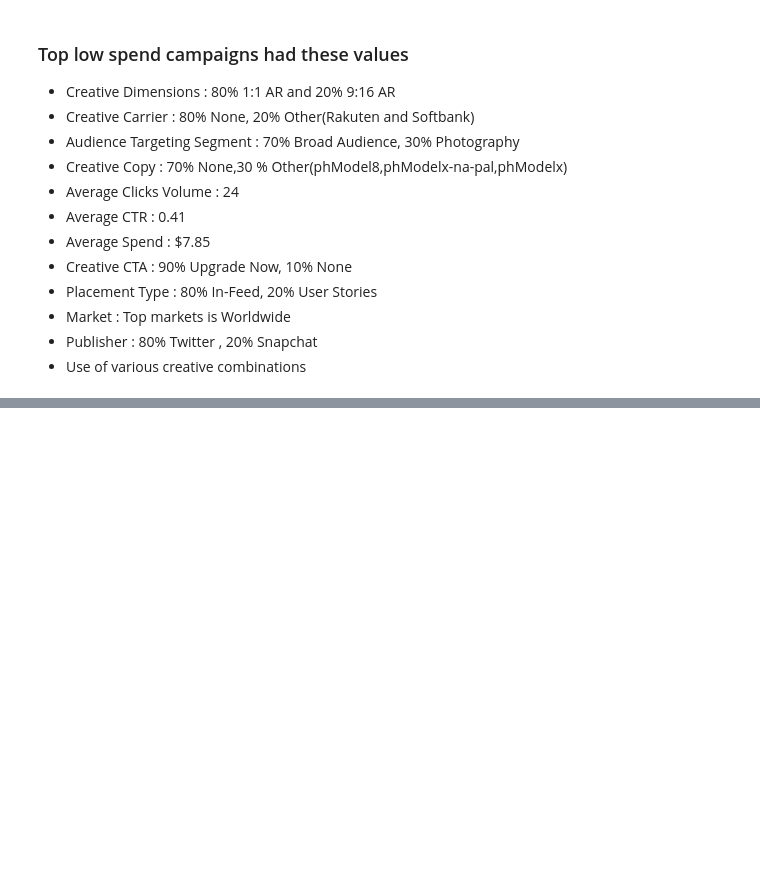
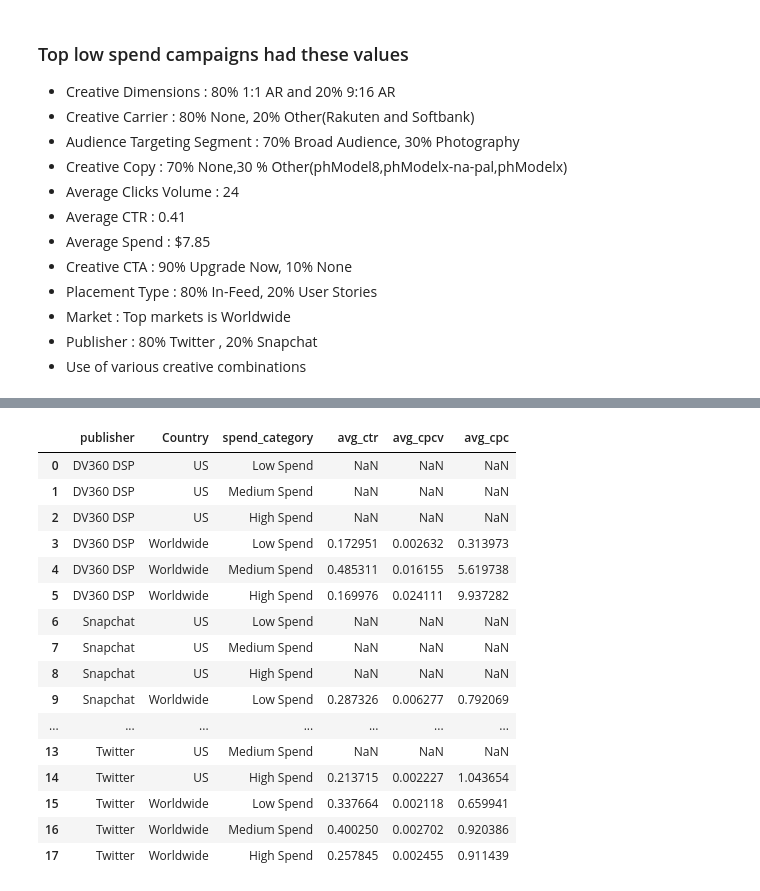
Before and after one commit to Stoichiometrical/Data-Analysis-Case-Studies, a Jupyter notebook: CaseStudy.ipynb, the cells around one changed output, grey strips where cells are left out. Drawn from its saved outputs; the diff is of its cells as text; code cells hidden in the pictures; blank space fills up the shorter version.

```diff
--- a/CaseStudy.ipynb
+++ b/CaseStudy.ipynb
@@ -985,0 +1060,26 @@ print(platform_results)
+# %%
+# Compare the performance of two platforms
+publisher_results = data.groupby(["publisher","Country","spend_category"]).agg(
+    avg_ctr=("CTR", "mean"),
+    avg_cpcv=("CPCV", "mean"),
+    avg_cpc=("CPC", "mean"),
+).reset_index()
+publisher_results
+# %% [output]
+|  | publisher | Country | spend_category | avg_ctr | avg_cpcv | avg_cpc |
+| 0 | DV360 DSP | US | Low Spend | NaN | NaN | NaN |
+| 1 | DV360 DSP | US | Medium Spend | NaN | NaN | NaN |
+| 2 | DV360 DSP | US | High Spend | NaN | NaN | NaN |
+| 3 | DV360 DSP | Worldwide | Low Spend | 0.172951 | 0.002632 | 0.313973 |
+| 4 | DV360 DSP | Worldwide | Medium Spend | 0.485311 | 0.016155 | 5.619738 |
+| 5 | DV360 DSP | Worldwide | High Spend | 0.169976 | 0.024111 | 9.937282 |
+| 6 | Snapchat | US | Low Spend | NaN | NaN | NaN |
+| 7 | Snapchat | US | Medium Spend | NaN | NaN | NaN |
+| 8 | Snapchat | US | High Spend | NaN | NaN | NaN |
+| 9 | Snapchat | Worldwide | Low Spend | 0.287326 | 0.006277 | 0.792069 |
+| ... | ... | ... | ... | ... | ... | ... |
+| 13 | Twitter | US | Medium Spend | NaN | NaN | NaN |
+| 14 | Twitter | US | High Spend | 0.213715 | 0.002227 | 1.043654 |
+| 15 | Twitter | Worldwide | Low Spend | 0.337664 | 0.002118 | 0.659941 |
+| 16 | Twitter | Worldwide | Medium Spend | 0.400250 | 0.002702 | 0.920386 |
+| 17 | Twitter | Worldwide | High Spend | 0.257845 | 0.002455 | 0.911439 |
```
Also changed, not shown: parts of 16 cells of this notebook, 3 other files.
